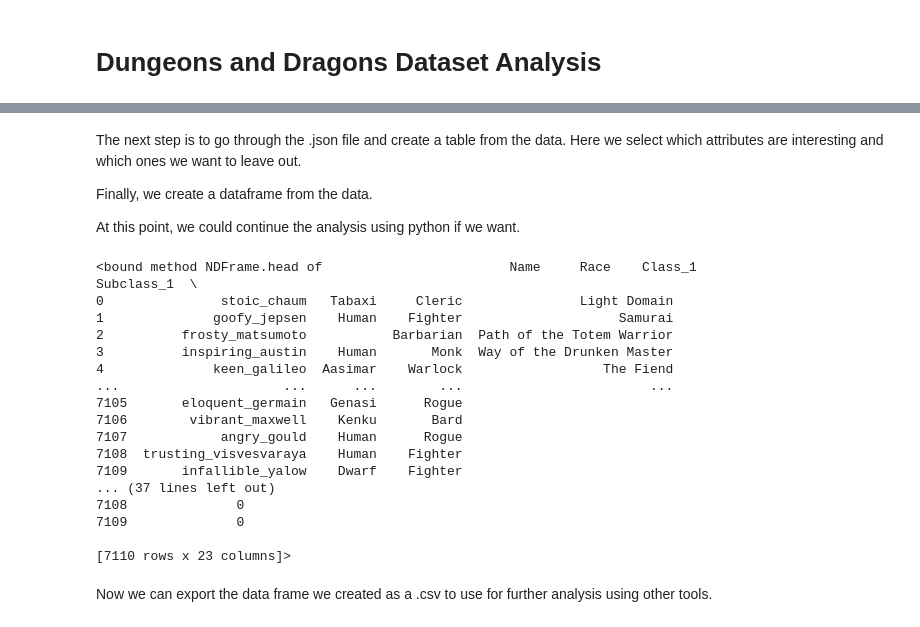
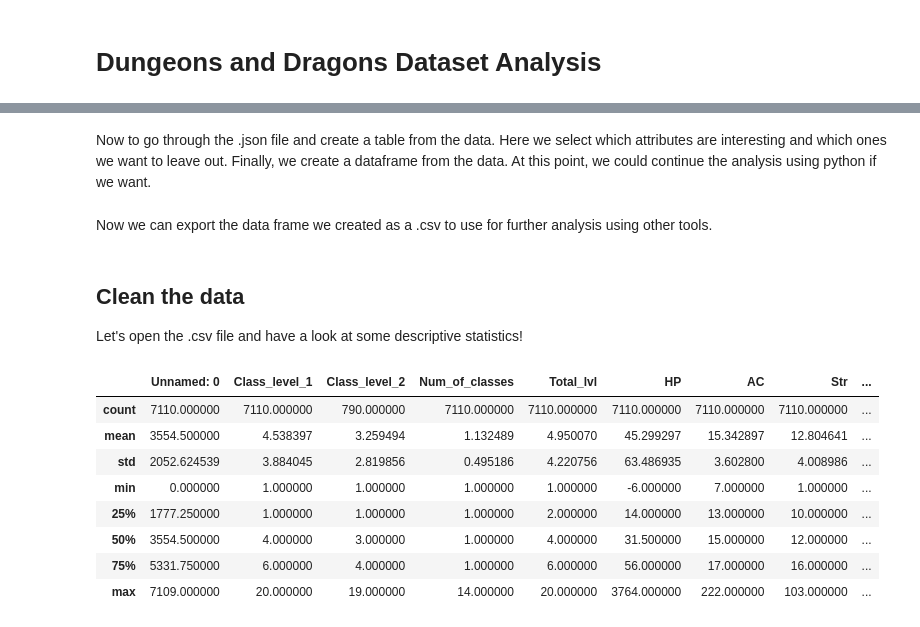
Before and after one commit to MaximeBonnin/DnD_analysis, a Jupyter notebook: jupyter_dnd_analysis.ipynb, the cells around one changed output, grey strips where cells are left out. Saved outputs shown, nothing was run; the diff lists cells and outputs as text; code cells hidden in the pictures.

```diff
--- a/jupyter_dnd_analysis.ipynb
+++ b/jupyter_dnd_analysis.ipynb
@@ -36,11 +57,7 @@ Next, we load the .json file we just downloaded.
 with open("json_data.json", "r") as f:
     data = json.load(f)
 # %% [markdown]
-The next step is to go through the .json file and create a table from the data. Here we select which attributes are interesting and which ones we want to leave out.
-
-Finally, we create a dataframe from the data.
-
-At this point, we could continue the analysis using python if we want.
+Now to go through the .json file and create a table from the data. Here we select which attributes are interesting and which ones we want to leave out. Finally, we create a dataframe from the data. At this point, we could continue the analysis using python if we want.
 # %%
 # make a Data Frame
 data_dict = {
@@ -151,26 +168,25 @@ for char in data:
 
 
 df = pd.DataFrame(data=data_dict)
-print(df.head)
-# %% [output]
-<bound method NDFrame.head of                        Name     Race    Class_1                 Subclass_1  \
-0               stoic_chaum   Tabaxi     Cleric               Light Domain
-1              goofy_jepsen    Human    Fighter                    Samurai
-2          frosty_matsumoto           Barbarian  Path of the Totem Warrior
-3          inspiring_austin    Human       Monk  Way of the Drunken Master
-4              keen_galileo  Aasimar    Warlock                  The Fiend
-...                     ...      ...        ...                        ...
-7105       eloquent_germain   Genasi      Rogue
-7106        vibrant_maxwell    Kenku       Bard
-7107            angry_gould    Human      Rogue
-7108  trusting_visvesvaraya    Human    Fighter
-7109       infallible_yalow    Dwarf    Fighter
-... (37 lines left out)
-7108              0
-7109              0
-
-[7110 rows x 23 columns]>
 # %% [markdown]
 Now we can export the data frame we created as a .csv to use for further analysis using other tools.
 # %%
 df.to_csv("dnd_data.csv")
+# %% [markdown]
+## Clean the data
+Let's open the .csv file and have a look at some descriptive statistics!
+# %%
+# open .csv file saved locally and create a dataframe
+
+df = pd.read_csv("dnd_data.csv")
+df.describe()
+# %% [output]
+|  | Unnamed: 0 | Class_level_1 | Class_level_2 | Num_of_classes | Total_lvl | HP | AC | Str | ... |
+| count | 7110.000000 | 7110.000000 | 790.000000 | 7110.000000 | 7110.000000 | 7110.000000 | 7110.000000 | 7110.000000 | ... |
+| mean | 3554.500000 | 4.538397 | 3.259494 | 1.132489 | 4.950070 | 45.299297 | 15.342897 | 12.804641 | ... |
+| std | 2052.624539 | 3.884045 | 2.819856 | 0.495186 | 4.220756 | 63.486935 | 3.602800 | 4.008986 | ... |
+| min | 0.000000 | 1.000000 | 1.000000 | 1.000000 | 1.000000 | -6.000000 | 7.000000 | 1.000000 | ... |
+| 25% | 1777.250000 | 1.000000 | 1.000000 | 1.000000 | 2.000000 | 14.000000 | 13.000000 | 10.000000 | ... |
+| 50% | 3554.500000 | 4.000000 | 3.000000 | 1.000000 | 4.000000 | 31.500000 | 15.000000 | 12.000000 | ... |
+| 75% | 5331.750000 | 6.000000 | 4.000000 | 1.000000 | 6.000000 | 56.000000 | 17.000000 | 16.000000 | ... |
+| max | 7109.000000 | 20.000000 | 19.000000 | 14.000000 | 20.000000 | 3764.000000 | 222.000000 | 103.000000 | ... |
```
Also changed, not shown: parts of 19 cells of this notebook.
